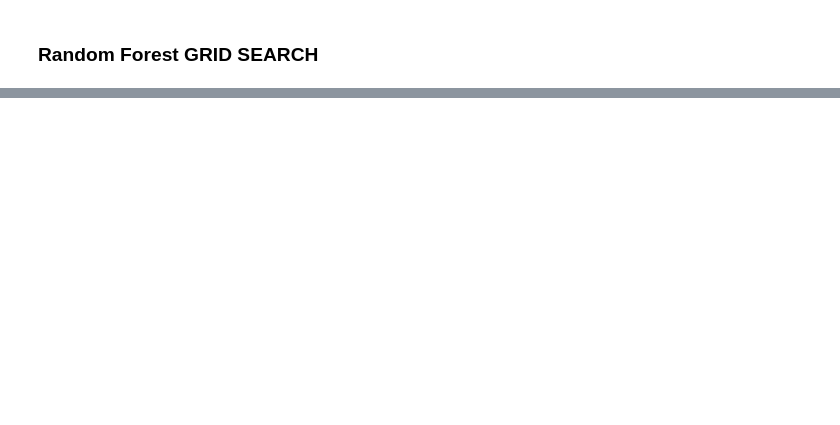
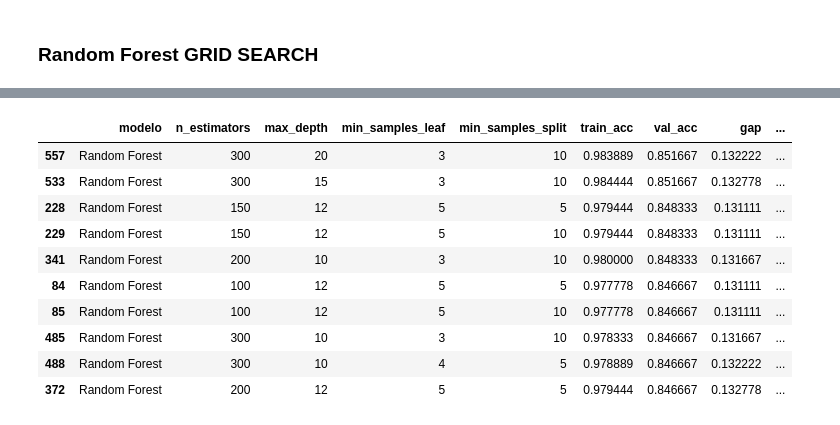
Before and after one commit to barajasangel1983/TC55043.10_NLP, a Jupyter notebook: notebooks/Clase4/MNA_NLP_semanas_4y5_Actividad_Embeddings_2026_HF.ipynb, the cells around one changed output, grey strips where cells are left out. Saved outputs shown, nothing was run; the diff lists cells and outputs as text; code cells hidden in the pictures; blank space fills up the shorter version.

```diff
--- a/notebooks/Clase4/MNA_NLP_semanas_4y5_Actividad_Embeddings_2026_HF.ipynb
+++ b/notebooks/Clase4/MNA_NLP_semanas_4y5_Actividad_Embeddings_2026_HF.ipynb
@@ -763,10 +792,10 @@ LR: Val-accuracy: 83%
 
 # Modelo Bosque Aleatorio (Random Forest):
 modeloRFembeddings = RandomForestClassifier(
-    n_estimators=500,
-    max_depth=30,
-    min_samples_split=5,
-    min_samples_leaf=2,
+    n_estimators=300,
+    max_depth=20,
+    min_samples_split=10,
+    min_samples_leaf=3,
     random_state=1
 )
 
@@ -774,6 +803,10 @@ modeloRFembeddings.fit(trainEmb, ytrain)
 
 print('LR: Train-accuracy: %.2f%%' % (100*modeloRFembeddings.score(trainEmb, ytrain)))
 print('LR: Val-accuracy: %2.f%%' % (100*modeloRFembeddings.score(valEmb, yval)))
+print()
+
+y_pred_val_rf = modeloRFembeddings.predict(valEmb)
+print(classification_report(yval, y_pred_val_rf))
 
 
 
@@ -947,0 +1186,56 @@ df_resultados
+# %%
+from sklearn.ensemble import RandomForestClassifier
+import pandas as pd
+
+resultados_rf = []
+
+for n_estimators in [100, 150, 200, 300]:
+    for max_depth in [6, 8, 10, 12, 15, 20]:
+        for min_samples_leaf in [2, 3, 4, 5, 6, 8]:
+            for min_samples_split in [5, 10, 15, 20]:
+
+                modelo = RandomForestClassifier(
+                    n_estimators=n_estimators,
+                    max_depth=max_depth,
+                    min_samples_leaf=min_samples_leaf,
+                    min_samples_split=min_samples_split,
+                    random_state=1,
+                    n_jobs=-1
+                )
+
+                modelo.fit(trainEmb, ytrain)
+
+                train_acc = modelo.score(trainEmb, ytrain)
+                val_acc = modelo.score(valEmb, yval)
+                gap = train_acc - val_acc
+
+                resultados_rf.append({
+                    "modelo": "Random Forest",
+                    "n_estimators": n_estimators,
+                    "max_depth": max_depth,
+                    "min_samples_leaf": min_samples_leaf,
+                    "min_samples_split": min_samples_split,
+                    "train_acc": train_acc,
+                    "val_acc": val_acc,
+                    "gap": gap
+                })
+
+df_rf = pd.DataFrame(resultados_rf)
+
+df_rf["train_acc_%"] = df_rf["train_acc"] * 100
+df_rf["val_acc_%"] = df_rf["val_acc"] * 100
+df_rf["gap_%"] = df_rf["gap"] * 100
+
+df_rf.sort_values(by=["val_acc", "gap"], ascending=[False, True]).head(10)
+# %% [output]
+|  | modelo | n_estimators | max_depth | min_samples_leaf | min_samples_split | train_acc | val_acc | gap | ... |
+| 557 | Random Forest | 300 | 20 | 3 | 10 | 0.983889 | 0.851667 | 0.132222 | ... |
+| 533 | Random Forest | 300 | 15 | 3 | 10 | 0.984444 | 0.851667 | 0.132778 | ... |
+| 228 | Random Forest | 150 | 12 | 5 | 5 | 0.979444 | 0.848333 | 0.131111 | ... |
+| 229 | Random Forest | 150 | 12 | 5 | 10 | 0.979444 | 0.848333 | 0.131111 | ... |
+| 341 | Random Forest | 200 | 10 | 3 | 10 | 0.980000 | 0.848333 | 0.131667 | ... |
+| 84 | Random Forest | 100 | 12 | 5 | 5 | 0.977778 | 0.846667 | 0.131111 | ... |
+| 85 | Random Forest | 100 | 12 | 5 | 10 | 0.977778 | 0.846667 | 0.131111 | ... |
+| 485 | Random Forest | 300 | 10 | 3 | 10 | 0.978333 | 0.846667 | 0.131667 | ... |
+| 488 | Random Forest | 300 | 10 | 4 | 5 | 0.978889 | 0.846667 | 0.132222 | ... |
+| 372 | Random Forest | 200 | 12 | 5 | 5 | 0.979444 | 0.846667 | 0.132778 | ... |
```
Also changed, not shown: parts of 22 cells of this notebook.
